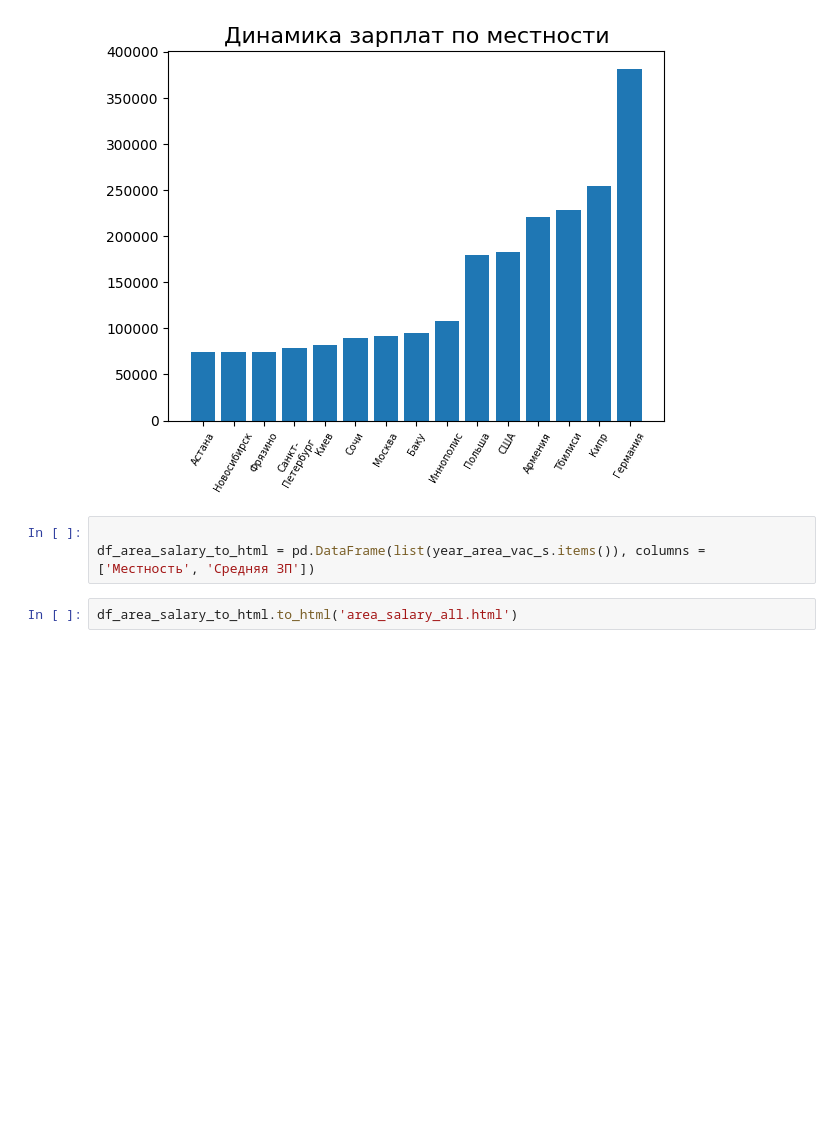
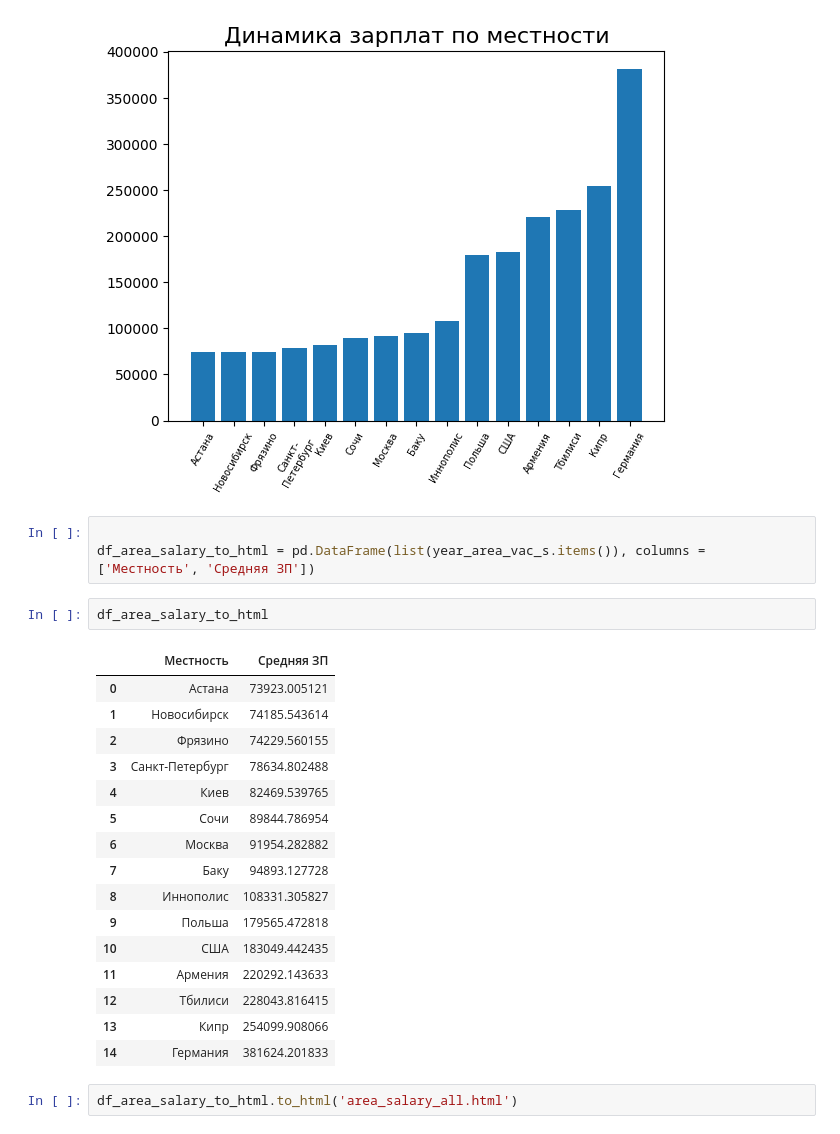
Before and after one commit to Vl4ddd/projectDjango, a Jupyter notebook: scripts/geogrpahy.ipynb, the cells around one changed output. Cells and saved outputs as stored; diff of their text form; blank space fills up the shorter version.

```diff
--- a/scripts/geogrpahy.ipynb
+++ b/scripts/geogrpahy.ipynb
@@ -73,6 +73,25 @@ plt.show()
 # %%
 
 df_area_salary_to_html = pd.DataFrame(list(year_area_vac_s.items()), columns = ['Местность', 'Средняя ЗП'])
+# %%
+df_area_salary_to_html
+# %% [output]
+|  | Местность | Средняя ЗП |
+| 0 | Астана | 73923.005121 |
+| 1 | Новосибирск | 74185.543614 |
+| 2 | Фрязино | 74229.560155 |
+| 3 | Санкт-Петербург | 78634.802488 |
+| 4 | Киев | 82469.539765 |
+| 5 | Сочи | 89844.786954 |
+| 6 | Москва | 91954.282882 |
+| 7 | Баку | 94893.127728 |
+| 8 | Иннополис | 108331.305827 |
+| 9 | Польша | 179565.472818 |
+| 10 | США | 183049.442435 |
+| 11 | Армения | 220292.143633 |
+| 12 | Тбилиси | 228043.816415 |
+| 13 | Кипр | 254099.908066 |
+| 14 | Германия | 381624.201833 |
 # %%
 df_area_salary_to_html.to_html('area_salary_all.html')
 # %% [markdown]
```
Also changed, not shown: parts of 5 cells of this notebook, 30 other files.
